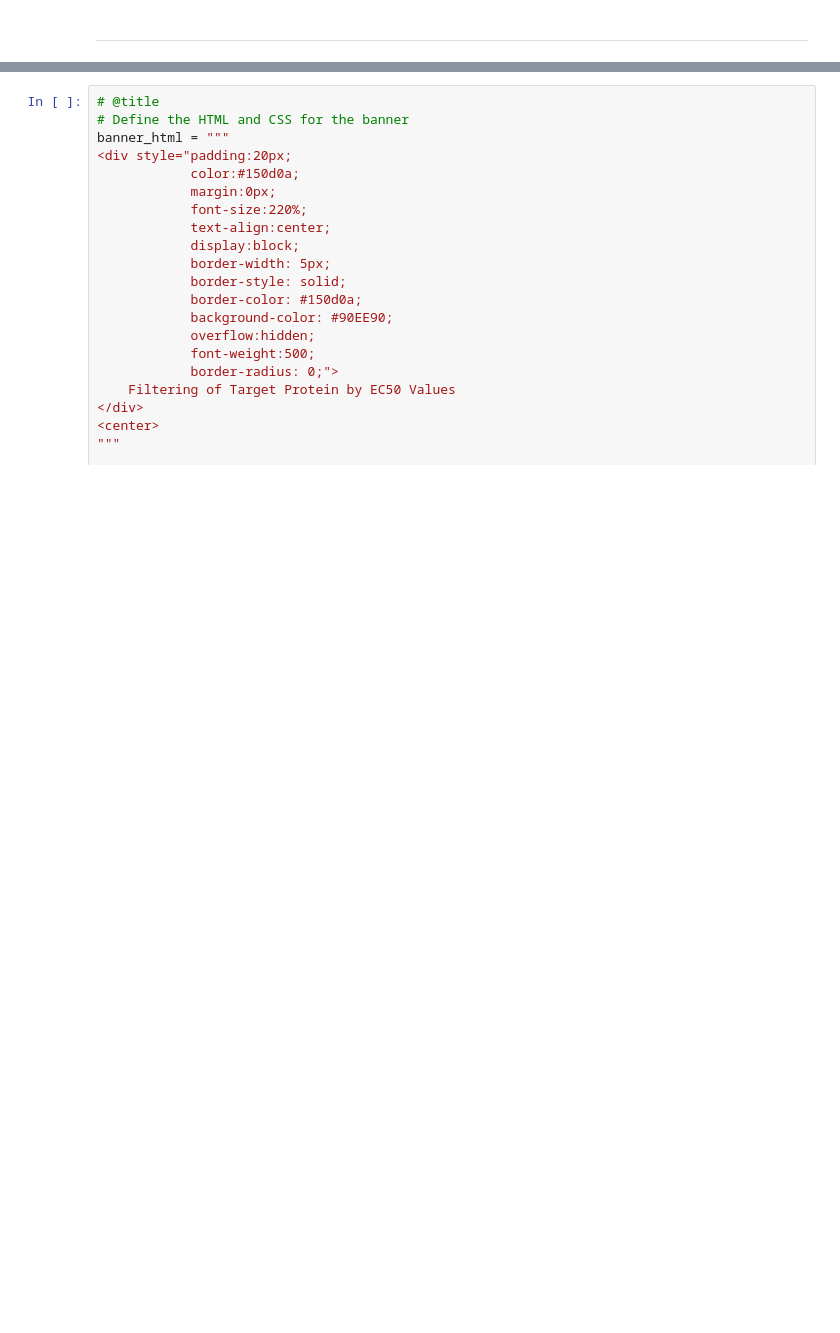
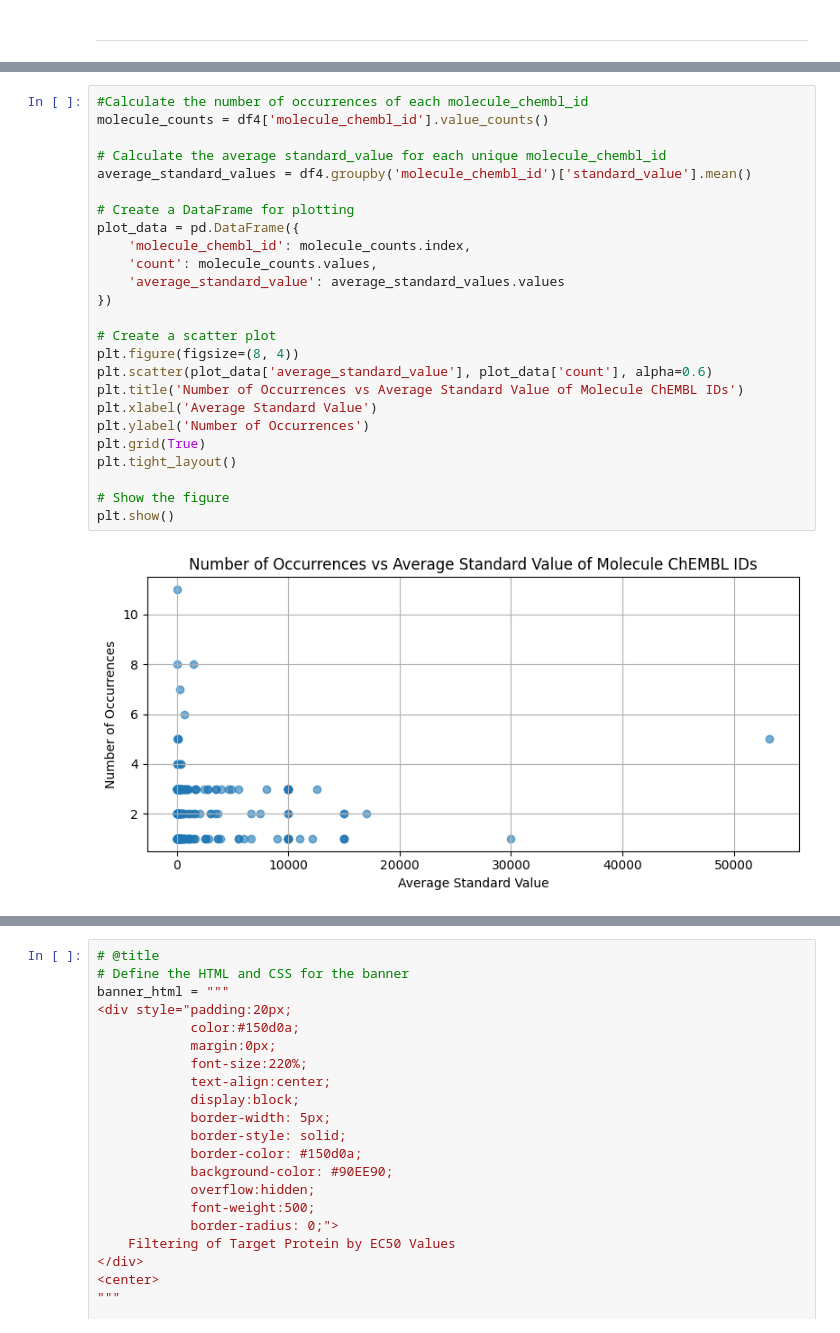
Before and after one commit to FrederickMappin/CADD_Query_ChEMBL, a Jupyter notebook: Query_ChEMBL.ipynb, the cells around one changed output, grey strips where cells are left out. Saved outputs shown, nothing was run; the diff lists cells and outputs as text; blank space fills up the shorter version.

```diff
--- a/Query_ChEMBL.ipynb
+++ b/Query_ChEMBL.ipynb
@@ -315,0 +407,27 @@ files.download('IC50_bioactivity_data_preprocessed.csv')
+# %%
+#Calculate the number of occurrences of each molecule_chembl_id
+molecule_counts = df4['molecule_chembl_id'].value_counts()
+
+# Calculate the average standard_value for each unique molecule_chembl_id
+average_standard_values = df4.groupby('molecule_chembl_id')['standard_value'].mean()
+
+# Create a DataFrame for plotting
+plot_data = pd.DataFrame({
+    'molecule_chembl_id': molecule_counts.index,
+    'count': molecule_counts.values,
+    'average_standard_value': average_standard_values.values
+})
+
+# Create a scatter plot
+plt.figure(figsize=(8, 4))
+plt.scatter(plot_data['average_standard_value'], plot_data['count'], alpha=0.6)
+plt.title('Number of Occurrences vs Average Standard Value of Molecule ChEMBL IDs')
+plt.xlabel('Average Standard Value')
+plt.ylabel('Number of Occurrences')
+plt.grid(True)
+plt.tight_layout()
+
+# Show the figure
+plt.show()
+# %% [output]
+[figure, added]
```
Also changed, not shown: parts of 19 cells of this notebook.
